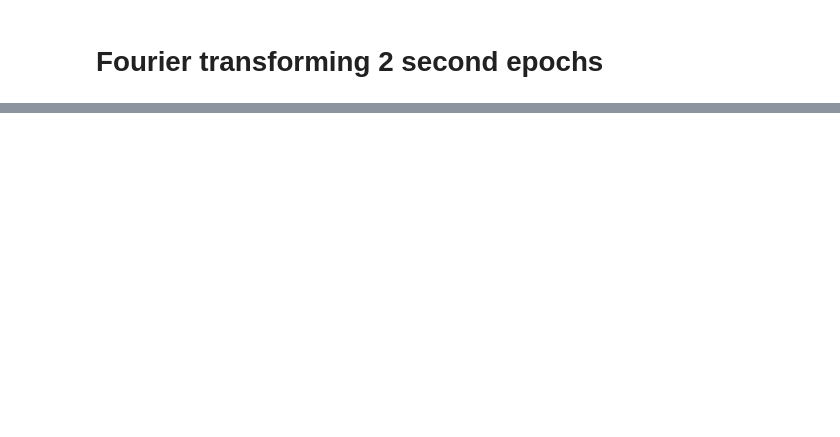
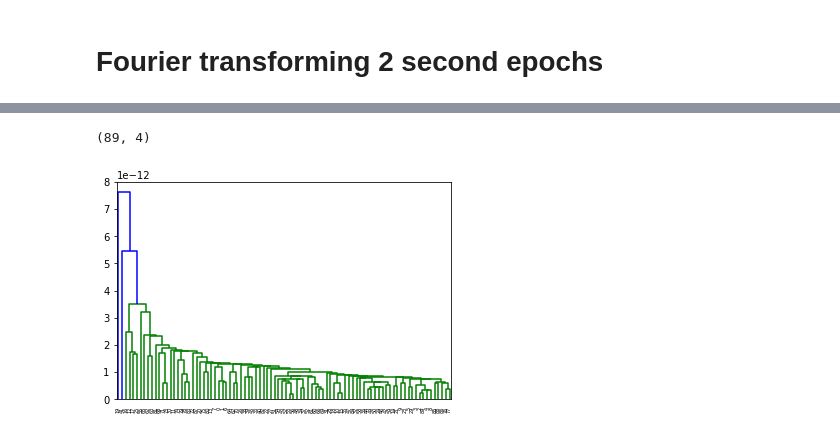
Before and after one commit to HwangLabNeuroCogDynamics/Analysis_scripts, a Jupyter notebook: CMI_data_Analysis/CMI_data_analysis.ipynb, the cells around one changed output, grey strips where cells are left out. Drawn from its saved outputs; the diff is of its cells as text; code cells hidden in the pictures; blank space fills up the shorter version.

```diff
--- a/CMI_data_Analysis/CMI_data_analysis.ipynb
+++ b/CMI_data_Analysis/CMI_data_analysis.ipynb
@@ -14,3 +3,32 @@ psds,freqs=mne.time_frequency.psd_welch(twoSec_EC_epoch,fmin=1,fmax=50,tmax=2,n_
+# %%
+import mne
+from mne.datasets import sample
+from mne import io
+from mne.preprocessing import create_ecg_epochs, create_eog_epochs
+from mne.preprocessing import ICA
+import numpy as np
+import pandas as pd
+import matplotlib.pyplot as plt
+import autoreject
+from autoreject import *
+import scipy
+from scipy.spatial.distance import pdist
+from scipy.cluster.hierarchy import dendrogram,linkage
+from scipy.stats.mstats import zscore
+#from fooof import FOOOF
+
+ROOT = '/home/dcellier/RDSS/CMI_data/MIPDB/EEGData/'
+# %%
+import pickle
+sub='A00056054'
+def read_object(filename):
+
+                ''' short hand for reading object because I can never remember pickle syntax'''
+
+                o = pickle.load(open(filename, "rb"))
+
+                return o
+twoSec_EC_epoch=read_object(ROOT+sub+'/EEG/preproc/'+sub+'_epoch_eyesClosed')
 # %%
 twoSec_EC_epoch.plot_psd_topomap(ch_type='eeg', normalize=True,cmap='inferno',outlines='head')
 #interactive mode possible in ipython
@@ -26,0 +69,3 @@ twoSec_EC_epoch.plot_psd_topomap(ch_type='eeg', normalize=True,cmap='inferno',ou
+# %%
+chFreqs=np.mean(psds,axis=0)
+chFreqs.shape
@@ -26,0 +91,7 @@ twoSec_EC_epoch.plot_psd_topomap(ch_type='eeg', normalize=True,cmap='inferno',ou
+# %%
+Y=pdist(zscore(np.corrcoef(chFreqs)))
+Y=pdist(chFreqs)
+Z= linkage(Y)
+Z.shape
+# %% [output]
+(89, 4)
@@ -26,0 +102,4 @@ twoSec_EC_epoch.plot_psd_topomap(ch_type='eeg', normalize=True,cmap='inferno',ou
+# %%
+plot=dendrogram(Z,90,truncate_mode='mlab')
+# %% [output]
+[figure, added]
```
Also changed, not shown: parts of 10 cells of this notebook, 5 other files.
